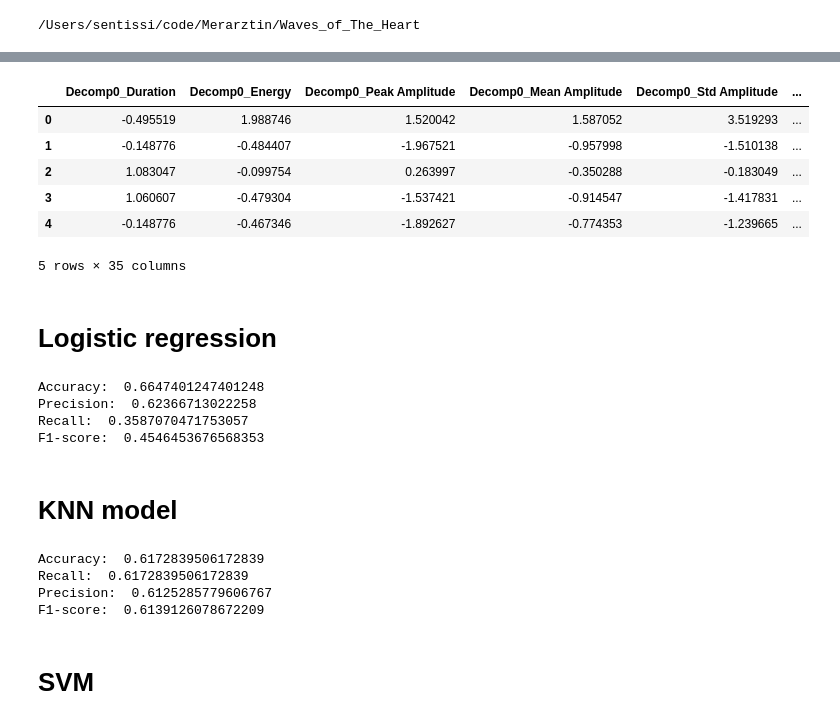
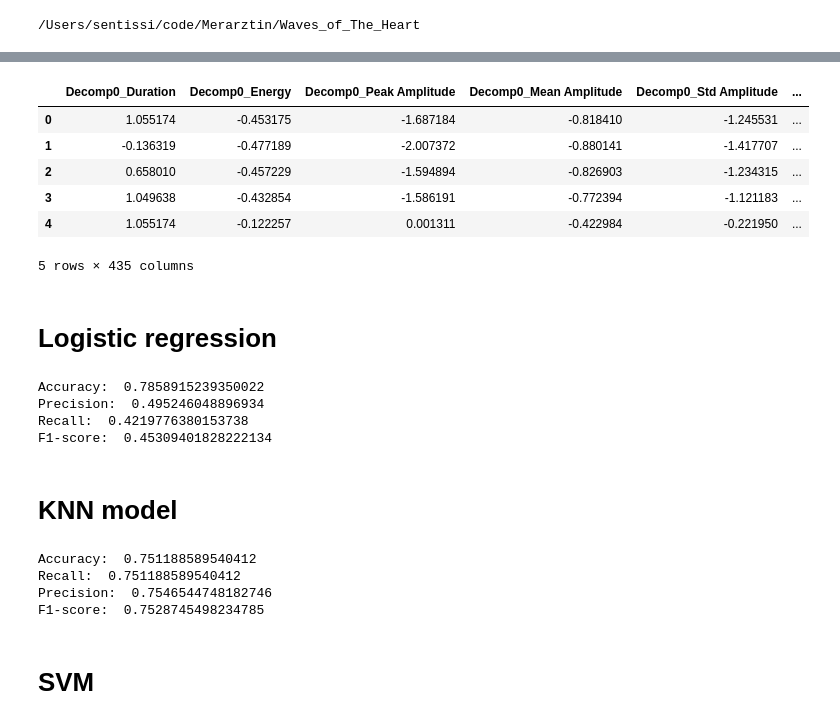
Before and after one commit to Merarztin/Waves_of_The_Heart, a Jupyter notebook: Model_Comparison.ipynb, the cells around one changed output, grey strips where cells are left out. Saved outputs shown, nothing was run; the diff lists cells and outputs as text; code cells hidden in the pictures.

```diff
--- a/Model_Comparison.ipynb
+++ b/Model_Comparison.ipynb
@@ -42,0 +153,6 @@ audio_data = audio_data.drop('wav_file', axis=1)
+# %%
+import pandas as pd
+audio_data = pd.read_csv('/Users/sentissi/code/Merarztin/Waves_of_The_Heart/final_data.csv')
+audio_data = audio_data.drop('Unnamed: 0', axis=1)
+audio_data = audio_data.rename(columns={'Class (-1=normal 1=abnormal)': 'label'})
+audio_data
@@ -43,26 +173,26 @@ audio_data = audio_data.drop('wav_file', axis=1)
 # %%
 from sklearn.preprocessing import StandardScaler
 
-X = audio_data.drop('label', axis=1)
+X = audio_data.drop(['label', 'wav_file'], axis=1)
 y = audio_data['label']
 
 # Initialize the scaler object
 scaler = StandardScaler()
 
 # Normalize the data
 X_normalized = scaler.fit_transform(X)
 
 # Convert the numpy array back to a Pandas dataframe (if needed)
 X = pd.DataFrame(X_normalized, columns=X.columns)
 X.head()
 # %% [output]
 |  | Decomp0_Duration | Decomp0_Energy | Decomp0_Peak Amplitude | Decomp0_Mean Amplitude | Decomp0_Std Amplitude | ... |
-| 0 | -0.495519 | 1.988746 | 1.520042 | 1.587052 | 3.519293 | ... |
-| 1 | -0.148776 | -0.484407 | -1.967521 | -0.957998 | -1.510138 | ... |
-| 2 | 1.083047 | -0.099754 | 0.263997 | -0.350288 | -0.183049 | ... |
-| 3 | 1.060607 | -0.479304 | -1.537421 | -0.914547 | -1.417831 | ... |
-| 4 | -0.148776 | -0.467346 | -1.892627 | -0.774353 | -1.239665 | ... |
+| 0 | 1.055174 | -0.453175 | -1.687184 | -0.818410 | -1.245531 | ... |
+| 1 | -0.136319 | -0.477189 | -2.007372 | -0.880141 | -1.417707 | ... |
+| 2 | 0.658010 | -0.457229 | -1.594894 | -0.826903 | -1.234315 | ... |
+| 3 | 1.049638 | -0.432854 | -1.586191 | -0.772394 | -1.121183 | ... |
+| 4 | 1.055174 | -0.122257 | 0.001311 | -0.422984 | -0.221950 | ... |
-5 rows × 35 columns
+5 rows × 435 columns
 # %% [markdown]
 # Logistic regression
 # %%
@@ -93,10 +223,10 @@ print("Precision: ", precision)
 print("Recall: ", recall)
 print("F1-score: ", f1)
 # %% [output]
-Accuracy:  0.6647401247401248
-Precision:  0.62366713022258
-Recall:  0.3587070471753057
-F1-score:  0.4546453676568353
+Accuracy:  0.7858915239350022
+Precision:  0.495246048896934
+Recall:  0.4219776380153738
+F1-score:  0.45309401828222134
 # %% [markdown]
 # KNN model
 # %%
@@ -108,12 +238,12 @@ from sklearn.metrics import accuracy_score, precision_score, recall_score, f1_sc
 # Split the dataset into training and testing sets
 X_train, X_test, y_train, y_test = train_test_split(X, y, test_size=0.2, random_state=42)
 
+# Create a KNN classifier object
+knn = KNeighborsClassifier(n_neighbors=5)
+
 # Perform cross-validation
 scoring = ['accuracy', 'precision', 'recall', 'f1']
 cv_results = cross_validate(knn, X_train, y_train, cv=10, scoring=scoring)
-
-# Create a KNN classifier object
-knn = KNeighborsClassifier(n_neighbors=5)
 
 # Fit the classifier to the training data
 knn.fit(X_train, y_train)
@@ -136,10 +266,10 @@ print("Recall: ", recall)
 print("Precision: ", precision)
 print("F1-score: ", f1)
 # %% [output]
-Accuracy:  0.6172839506172839
-Recall:  0.6172839506172839
-Precision:  0.6125285779606767
-F1-score:  0.6139126078672209
+Accuracy:  0.751188589540412
+Recall:  0.751188589540412
+Precision:  0.7546544748182746
+F1-score:  0.7528745498234785
 # %% [markdown]
 # SVM
 # %% [markdown]
```
Also changed, not shown: parts of 20 cells of this notebook.
